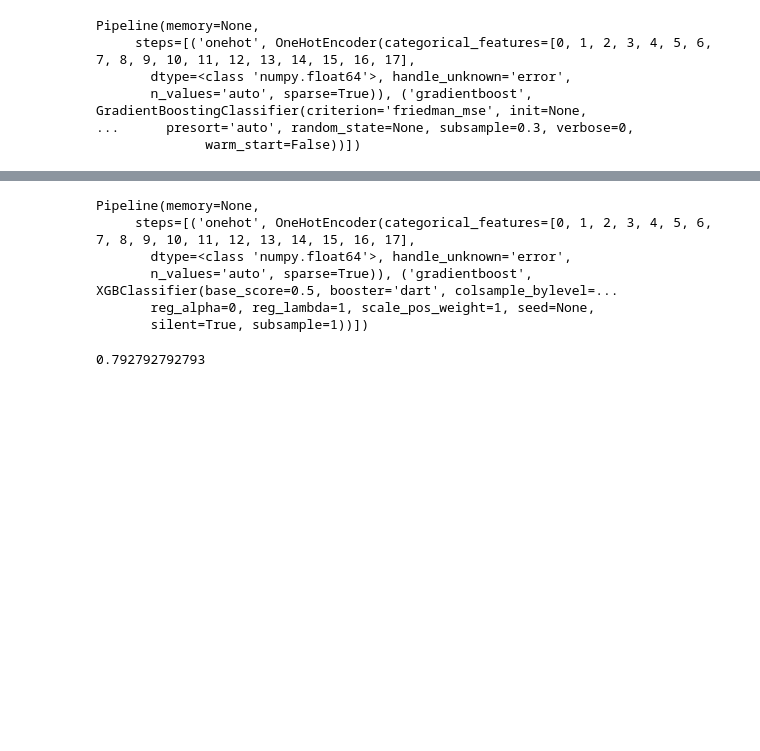
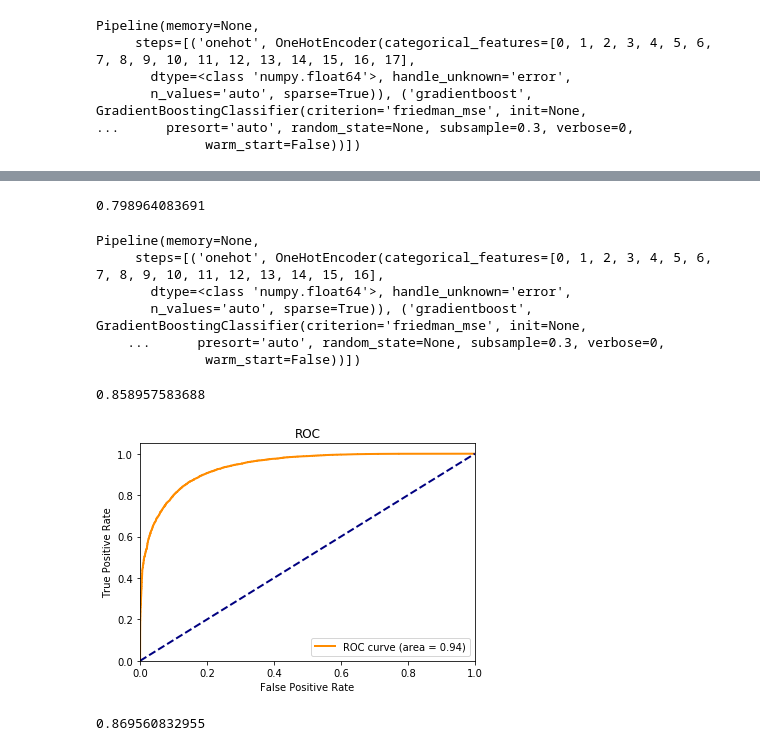
Before and after one commit to typeo23/Springboard-Data-Science, a Jupyter notebook: Capstone Prject 1/OneHotEncoding.ipynb, the cells around one changed output, grey strips where cells are left out. Drawn from its saved outputs; the diff is of its cells as text; code cells hidden in the pictures; blank space fills up the shorter version.

```diff
--- a/Capstone Prject 1/OneHotEncoding.ipynb
+++ b/Capstone Prject 1/OneHotEncoding.ipynb
@@ -80,17 +99,61 @@ from xgboost import XGBClassifier
+# %%
+print(pipeline.score(X_train, y_train))
+# %% [output]
+0.798964083691
+# %%
+categorical_features = ['PEIOOCC', 'A_HGA', 'PRDTRACE', 'FKIND', 'A_CLSWKR', 'A_WKSTAT',
+                       'A_MJIND', 'MJOCC', 'PTYN', 'LJCW', 'WEMOCG', 'MIG_CBST',
+                       'MIGSAME', 'H_TYPE', 'H_LIVQRT', 'GTCBSA', 'GESTFIPS']
+numerical_features = ['H_NUMPER', 'FPERSONS', 'FOWNU6', 'FOWNU18', 'A_AGE', 'A_HRS1',
+                     'A_USLHRS', 'PHMEMPRS', 'HRSWK', 'HNUMFAM', 'ERN_VAL']
+labels = ['A_SEX']
+features = categorical_features + numerical_features
+# converting colum names to uppercase
+df.columns = df.columns.str.upper()
+df_filt = df[features + labels]
+df_filt = df_filt[(df_filt['ERN_VAL'] > 3000) & (df['ERN_VAL'] < 250000)]
+categorical_index = [i for i,x in enumerate(df_filt.columns.values) if x in categorical_features]
+X = df_filt[features].values
+y = (df_filt.A_SEX == 1 ).values
+X_train, X_test, y_train, y_test = train_test_split(X, y, test_size=0.2)
 # %%
 steps = [('onehot', OneHotEncoder(categorical_features=categorical_index)),
-        ('gradientboost', XGBClassifier(booster='dart'))]
+        ('gradientboost', GradientBoostingClassifier(n_estimators=300,subsample=0.3
+                                                     , learning_rate=0.2))]
 pipeline = Pipeline(steps)
 # %%
 pipeline.fit(X_train,y_train)
 # %% [output]
 Pipeline(memory=None,
-     steps=[('onehot', OneHotEncoder(categorical_features=[0, 1, 2, 3, 4, 5, 6, 7, 8, 9, 10, 11, 12, 13, 14, 15, 16, 17],
+     steps=[('onehot', OneHotEncoder(categorical_features=[0, 1, 2, 3, 4, 5, 6, 7, 8, 9, 10, 11, 12, 13, 14, 15, 16],
        dtype=<class 'numpy.float64'>, handle_unknown='error',
-       n_values='auto', sparse=True)), ('gradientboost', XGBClassifier(base_score=0.5, booster='dart', colsample_bylevel=...
-       reg_alpha=0, reg_lambda=1, scale_pos_weight=1, seed=None,
-       silent=True, subsample=1))])
+       n_values='auto', sparse=True)), ('gradientboost', GradientBoostingClassifier(criterion='friedman_mse', init=None,
+    ...      presort='auto', random_state=None, subsample=0.3, verbose=0,
+              warm_start=False))])
 # %%
 print(pipeline.score(X_test, y_test))
 # %% [output]
-0.792792792793
+0.858957583688
+# %%
+y_score = pipeline.decision_function(X_test)
+fpr, tpr, threshold = met.roc_curve(y_test, y_score)
+plt.figure()
+lw = 2
+auc = met.auc(fpr, tpr)
+plt.plot(fpr, tpr, color='darkorange',
+         lw=lw, label='ROC curve (area = {:0.2f})'.format(auc))
+plt.plot([0, 1], [0, 1], color='navy', lw=lw, linestyle='--')
+plt.xlim([0.0, 1.0])
+plt.ylim([0.0, 1.05])
+plt.xlabel('False Positive Rate')
+plt.ylabel('True Positive Rate')
+plt.title('ROC')
+plt.legend(loc="lower right")
+plt.show()
+# %% [output]
+[figure, added]
+# %%
+y_pred = pipeline.predict(X_test)
+print(met.f1_score(y_test,y_pred))
+# %% [output]
+0.869560832955
```
Also changed, not shown: parts of 10 cells of this notebook, 3 other files.
